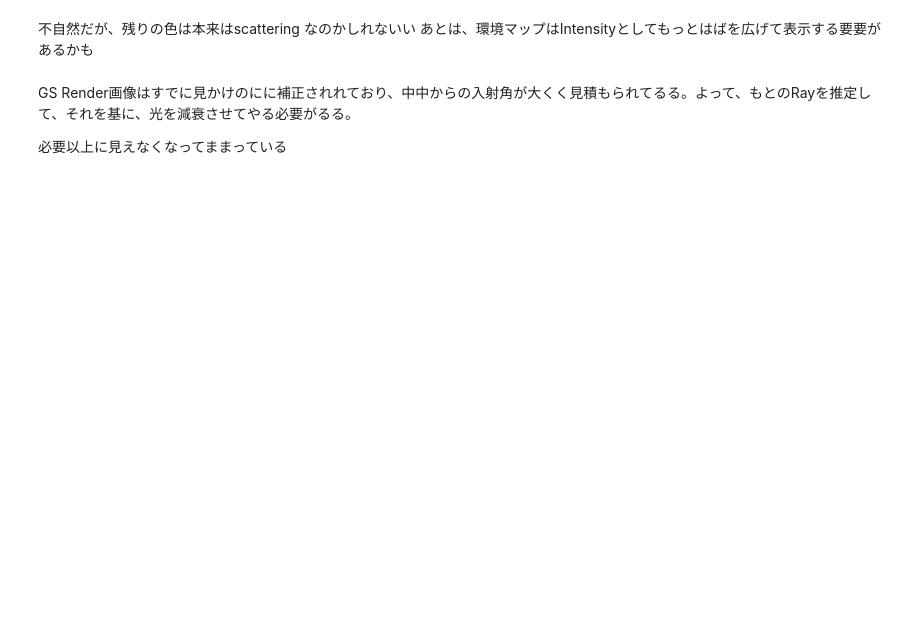
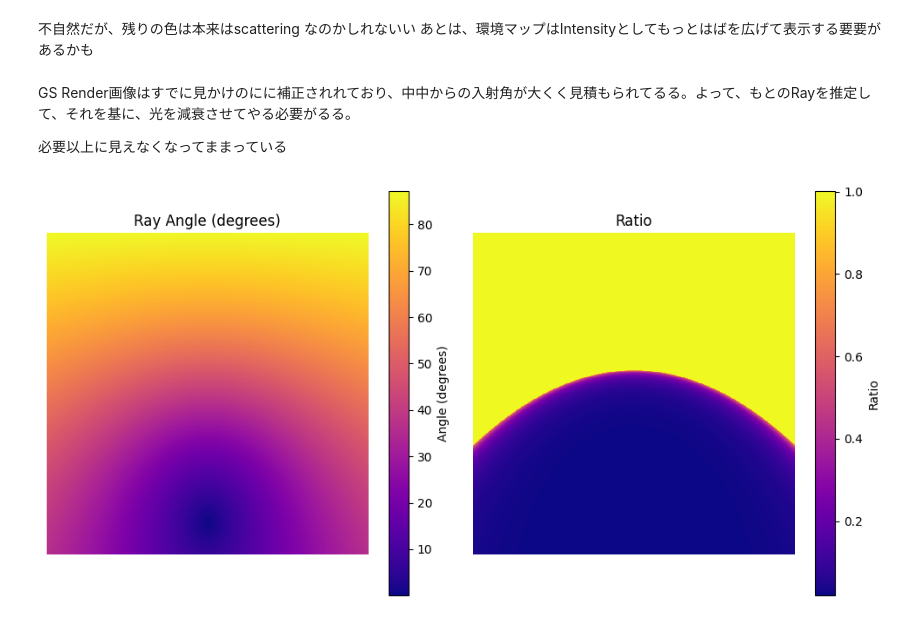
Before and after one commit to unotaiki/gsplat, a Jupyter notebook: optical/environment_map/env_map_refrection.ipynb, the cells around one changed output. Saved outputs shown, nothing was run; the diff lists cells and outputs as text; code cells hidden in the pictures; blank space fills up the shorter version.

```diff
--- a/optical/environment_map/env_map_refrection.ipynb
+++ b/optical/environment_map/env_map_refrection.ipynb
@@ -355,3 +374,7 @@ Text(0.5, 1.0, 'Reflected Image from Water Surface')
 GS Render画像はすでに見かけのにに補正されれており、中中からの入射角が大くく見積もられてるる。よって、もとのRayを推定して、それを基に、光を減衰させてやる必要がるる。
 
 必要以上に見えなくなってままっている
+# %%
+colormap_ray_angle_and_ratio(rays, spec_w2a)
+# %% [output]
+[figure, added]
```
Also changed, not shown: parts of 2 cells of this notebook, 2 other files.
